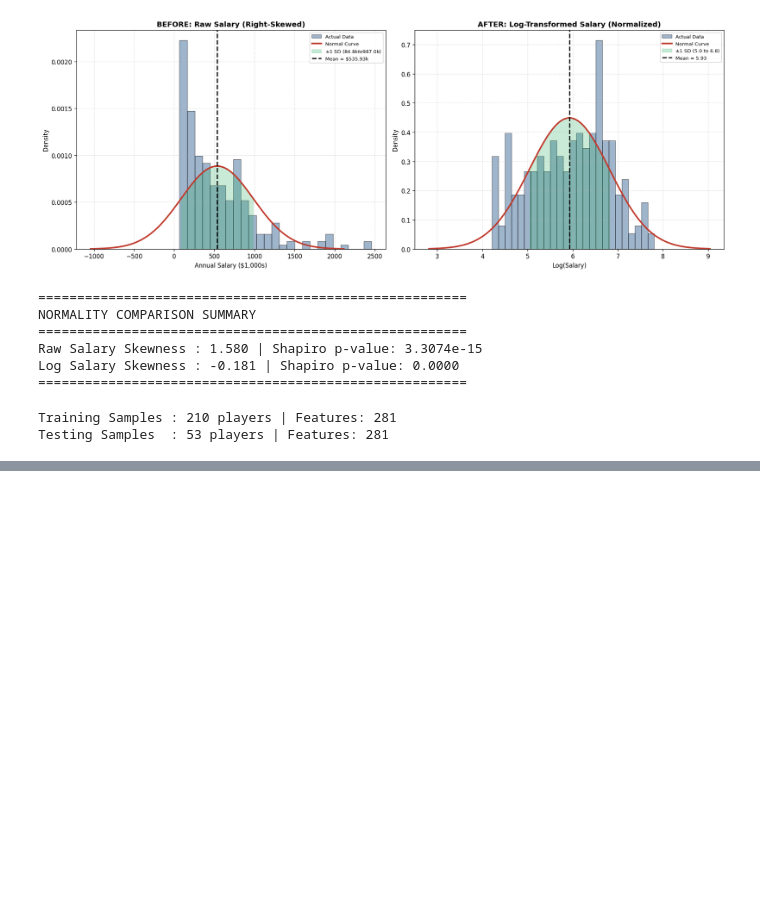
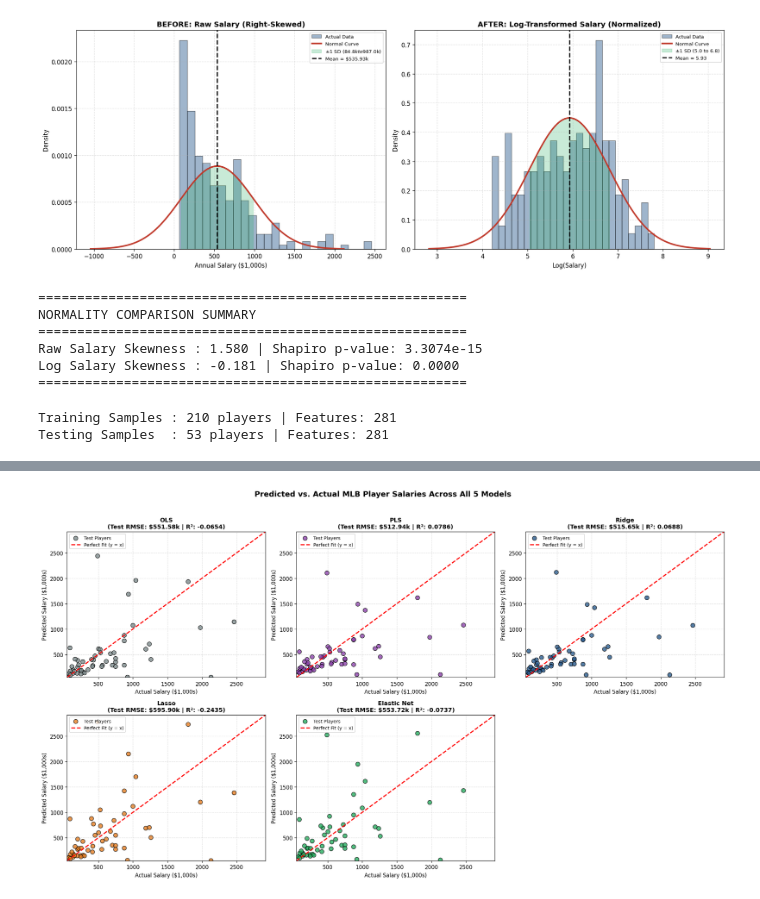
Before and after one commit to mysteryea7107/Comparative-Evaluation-of-OLS-Ridge-Lasso-Elastic-Net-and-PLS_for-Baseball-Player-Salary-Prediction, a Jupyter notebook: Notebooks/Comparative_Evaluation_of_OLS,_Ridge,_Lasso,_Elastic_Net,_and_PLS_for_Baseball_Player_Salary_Prediction.ipynb, the cells around one changed output, grey strips where cells are left out. Saved outputs shown, nothing was run; the diff lists cells and outputs as text; code cells hidden in the pictures; blank space fills up the shorter version.

```diff
--- a/Notebooks/Comparative_Evaluation_of_OLS,_Ridge,_Lasso,_Elastic_Net,_and_PLS_for_Baseball_Player_Salary_Prediction.ipynb
+++ b/Notebooks/Comparative_Evaluation_of_OLS,_Ridge,_Lasso,_Elastic_Net,_and_PLS_for_Baseball_Player_Salary_Prediction.ipynb
@@ -341,0 +344,53 @@ print("=" * 60)
+# %%
+# ==============================================================================
+# PREDICTED VS. ACTUAL VISUALIZATIONS FOR ALL 5 MODELS
+# Report Alignment: Section g (Visual Comparison Across All Methods)
+# ==============================================================================
+
+# 1. Create a 2x3 subplot grid (5 model plots + 1 empty slot turned off)
+fig, axes = plt.subplots(2, 3, figsize=(18, 10), dpi=120)
+axes = axes.flatten()  # Flatten 2D grid into a 1D list for easy looping
+
+# 2. Define model order and distinct colors for visual clarity
+model_order = ["OLS", "PLS", "Ridge", "Lasso", "Elastic Net"]
+colors = ["#7f8c8d", "#8e44ad", "#2b5c8f", "#e67e22", "#27ae60"]
+
+# 3. Determine shared axis limits across all models for a fair visual comparison
+all_preds = np.concatenate([test_predictions_dollars[m] for m in model_order])
+global_min = min(y_test_raw.min(), all_preds.min()) * 0.9
+global_max = max(y_test_raw.max(), all_preds.max()) * 1.05
+
+# 4. Loop through each model and generate its Predicted vs. Actual scatter plot
+for idx, (model_name, color) in enumerate(zip(model_order, colors)):
+    ax = axes[idx]
+    preds = test_predictions_dollars[model_name]
+
+    # Extract RMSE and R-squared for this model from results_table
+    metrics_row = results_table[results_table["Method"] == model_name].iloc[0]
+    rmse_val = metrics_row["Test RMSE ($1000s)"]
+    r2_val = metrics_row["Test R-Squared"]
+
+    # Plot scatter points and the ideal 45-degree reference line (y = x)
+    ax.scatter(y_test_raw, preds, color=color, alpha=0.8, edgecolors="k", s=60, label="Test Players")
+    ax.plot([global_min, global_max], [global_min, global_max], "r--", lw=2, label="Perfect Fit (y = x)")
+
+    # Set consistent axis limits, titles, and gridlines
+    ax.set_xlim(global_min, global_max)
+    ax.set_ylim(global_min, global_max)
+    ax.set_title(
+        f"{model_name}\n(Test RMSE: ${rmse_val:.2f}k | R²: {r2_val:.4f})",
+        fontsize=11, fontweight="bold"
+    )
+    ax.set_xlabel("Actual Salary ($1,000s)", fontsize=10)
+    ax.set_ylabel("Predicted Salary ($1,000s)", fontsize=10)
+    ax.legend(loc="upper left", fontsize=8.5)
+    ax.grid(True, linestyle="--", alpha=0.4)
+
+# 5. Hide the unused 6th subplot panel in the bottom-right corner
+axes[5].axis("off")
+
+plt.suptitle("Predicted vs. Actual MLB Player Salaries Across All 5 Models", fontsize=14, fontweight="bold", y=1.02)
+plt.tight_layout()
+plt.show()
+# %% [output]
+[figure, added]
```
Also changed, not shown: parts of 6 cells of this notebook.
